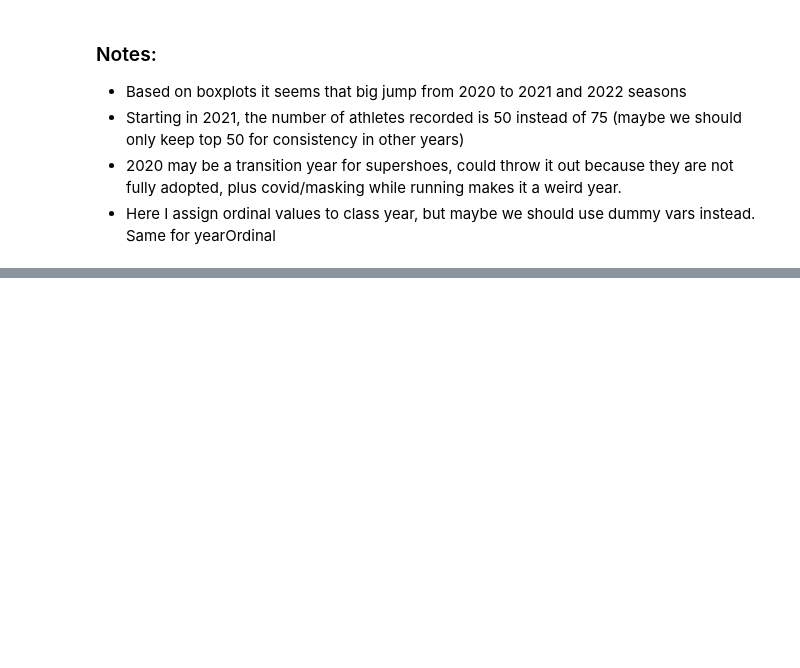
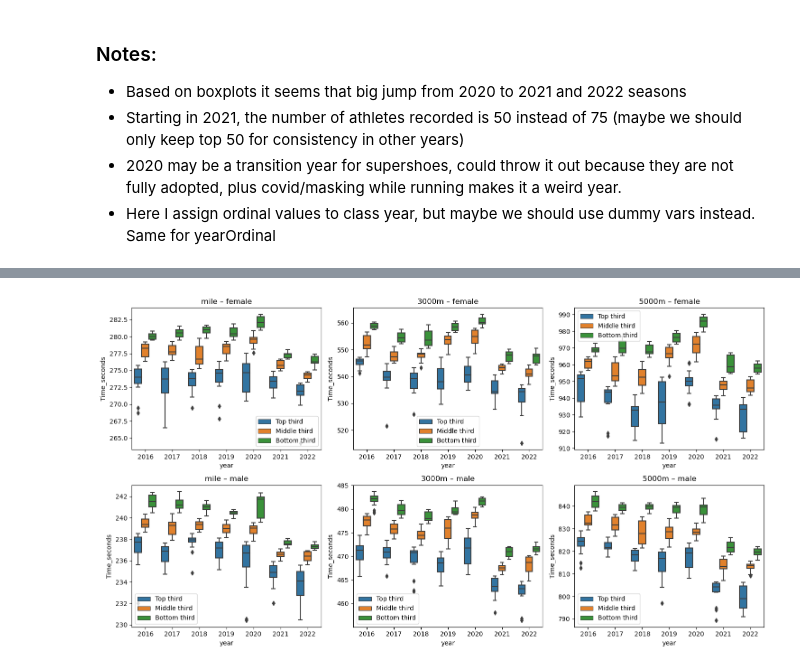
Before and after one commit to laestrada/super_shoe_project, a Jupyter notebook: eda.ipynb, the cells around one changed output, grey strips where cells are left out. Cells and saved outputs as stored; diff of their text form; code cells hidden in the pictures; blank space fills up the shorter version.

```diff
--- a/eda.ipynb
+++ b/eda.ipynb
@@ -210,0 +323,24 @@ Equation for gender 1: Time_seconds = 820.47 + (-13.87)*supershoes + (-1.023)*ye
+# %%
+data['thirds'] = [0 if rank <= 16 else 1 if (rank > 16)&(rank<=33) else 2 for rank in data.Rank]
+# %%
+fig, axs = plt.subplots(2,3, figsize=(15,8))
+axs = axs.ravel()
+
+for gender in [0,1]:
+    for i,event in enumerate(data.event.unique()):
+        ax = axs[i+3*gender]
+        sns.boxplot(data=data[(data.event==event) & (data.gender==gender)], x='year', y='Time_seconds', hue='thirds', ax=ax)
+
+        if gender==0:
+            ax.set_title(event+' – female')
+        else:
+            ax.set_title(event+' – male')
+
+        ax.legend_.set_title('')
+        ax.legend_.texts[0].set_text('Top third')
+        ax.legend_.texts[1].set_text('Middle third')
+        ax.legend_.texts[2].set_text('Bottom third')
+
+plt.tight_layout()
+# %% [output]
+[figure, added]
```
Also changed, not shown: parts of 12 cells of this notebook.
